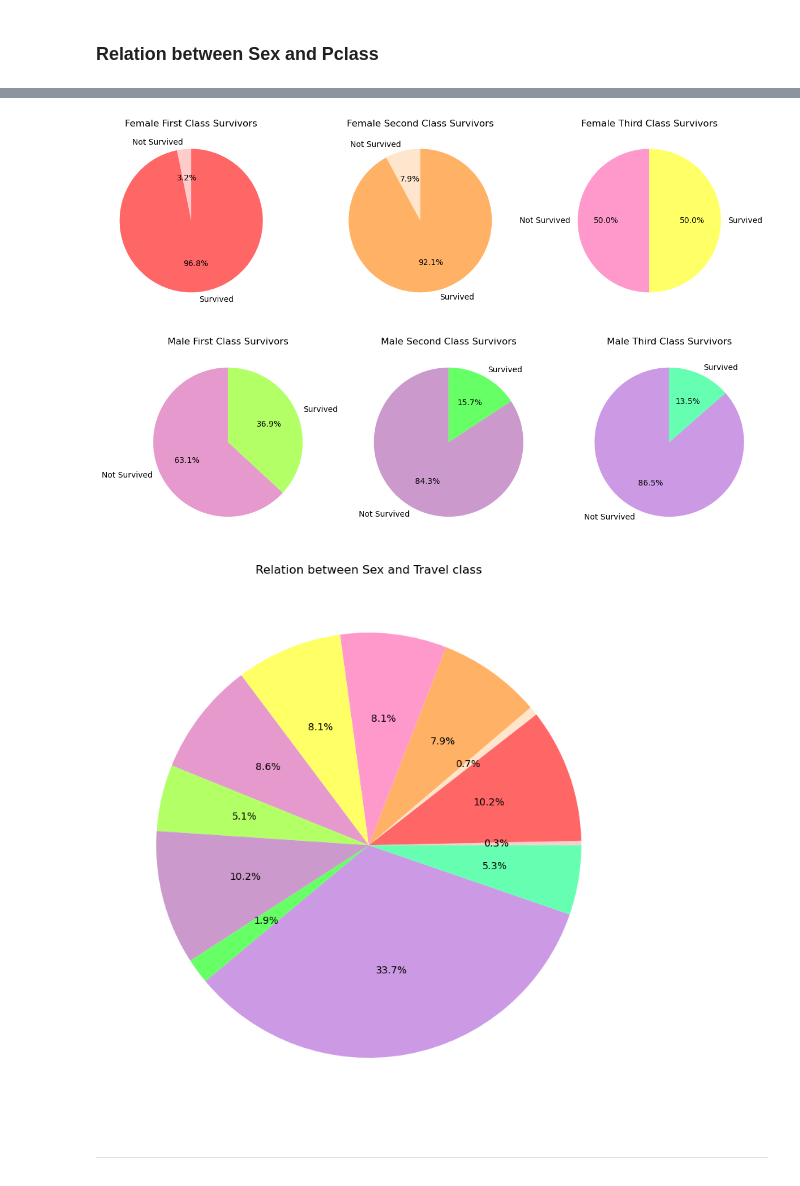
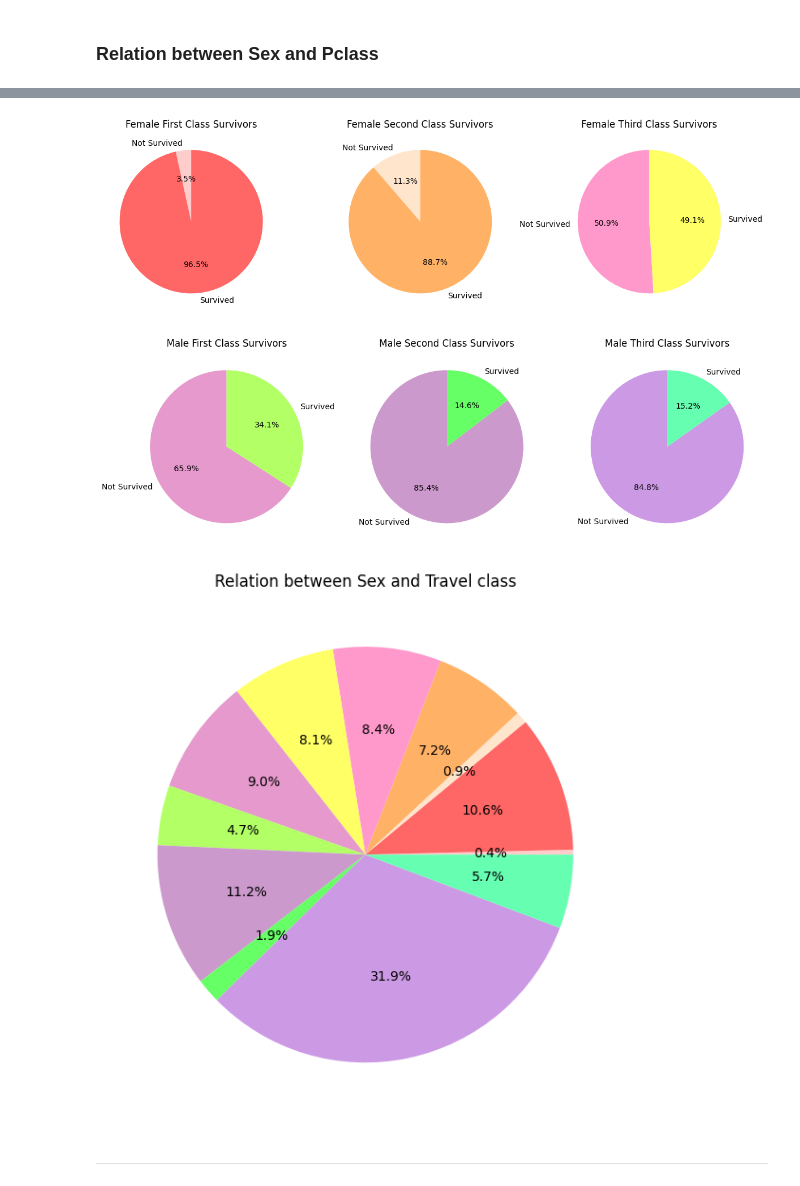
Before and after one commit to davidedigrande/titanic-dataset-eda, a Jupyter notebook: notebook.ipynb, the cells around one changed output, grey strips where cells are left out. Cells and saved outputs as stored; diff of their text form; code cells hidden in the pictures.

```diff
--- a/notebook.ipynb
+++ b/notebook.ipynb
@@ -22,0 +13,6 @@ df.head()
+# %%
+df = pd.read_csv('data/dataset_completo.csv', sep=';')
+df['Age'] = df['Age'].str.replace(',','.').astype(float)
+df['Name'] = df['Name'].fillna('')
+df = df.dropna(subset=['Survived'])
+df
@@ -683,7 +715,7 @@ plt.pie(
 plt.tight_layout()  # Adjust spacing between subplots
 plt.show()
 # %% [output]
-[figure, old version]
+[figure, new version]
 # %%
 plt.figure(figsize=(12, 4))  # Adjust figure size for better visualization
 
@@ -726,35 +758,34 @@ plt.pie(
 plt.tight_layout()  # Adjust spacing between subplots
 plt.show()
 # %% [output]
-[figure, old version]
+[figure, new version]
 # %%
 # Count
 class_gender_survived = df.groupby(by=['Sex', 'Pclass', 'Survived'])['Survived'].count()
 
-# Create pie charts for each Pclass
-plt.figure(figsize=(12, 8))  # Adjust figure size for better visualization
+plt.figure(figsize=(8, 6))
 
 # First class
 first_class = class_survived.get([1,2,3,'male', 'felmae'])
 plt.title("Relation between Sex and Travel class")
 plt.pie(class_gender_survived,
         autopct='%1.1f%%',
         colors=[
             female_first_class_colors[3],female_first_class_colors[1],
             female_second_class_colors[3],female_second_class_colors[1],
             female_third_class_colors[3],female_third_class_colors[1],
             male_first_class_colors[3],male_first_class_colors[1],
             male_second_class_colors[3],male_second_class_colors[1],
             male_third_class_colors[3],male_third_class_colors[1],
         ],
         #startangle=90,
         #counterclock=False
         )
 
 plt.tight_layout()  # Adjust spacing between subplots
 plt.show()
 # %% [output]
-[figure, old version]
+[figure, new version]
 # %% [markdown]
 ---
 # %% [markdown]
```
Also changed, not shown: parts of 35 cells of this notebook.
